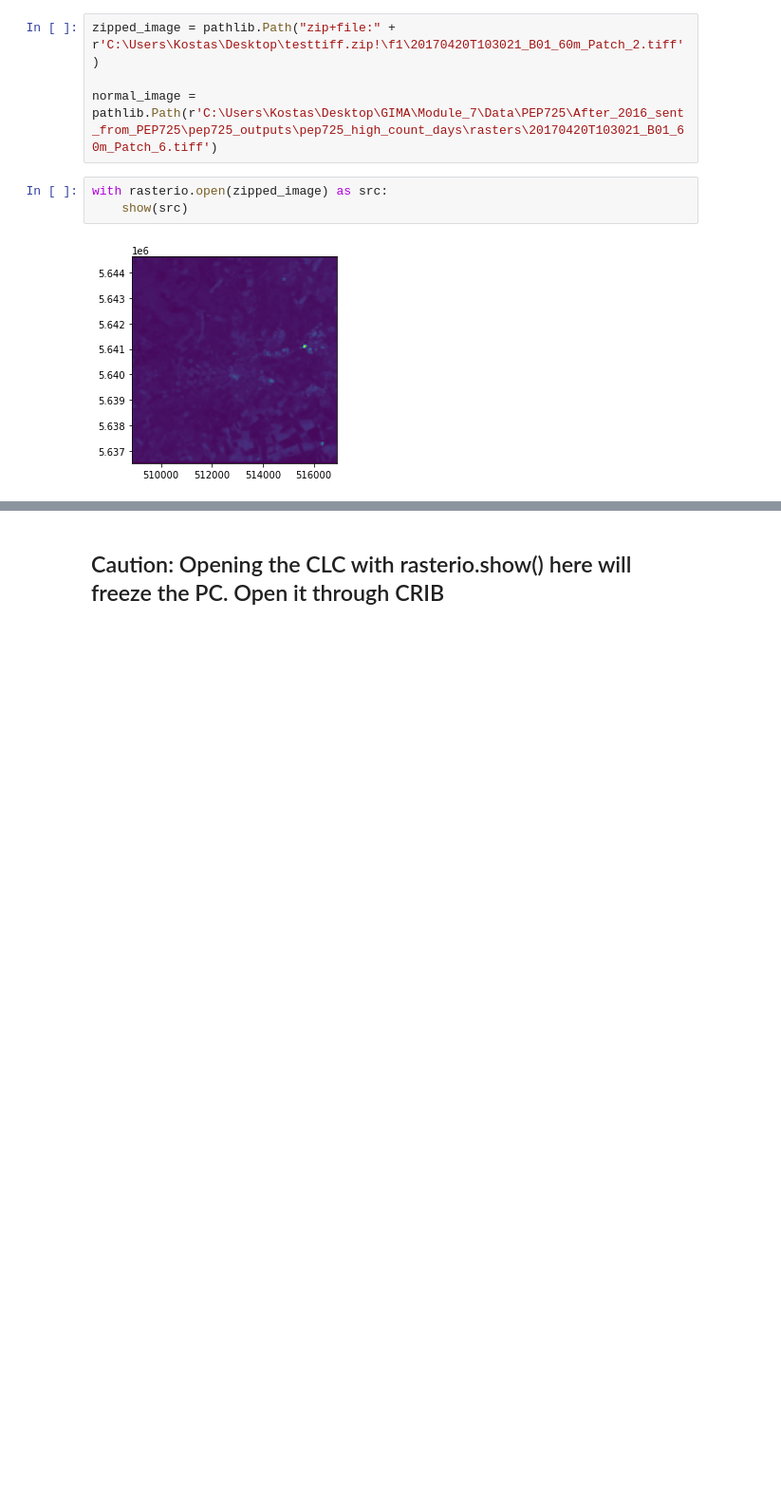
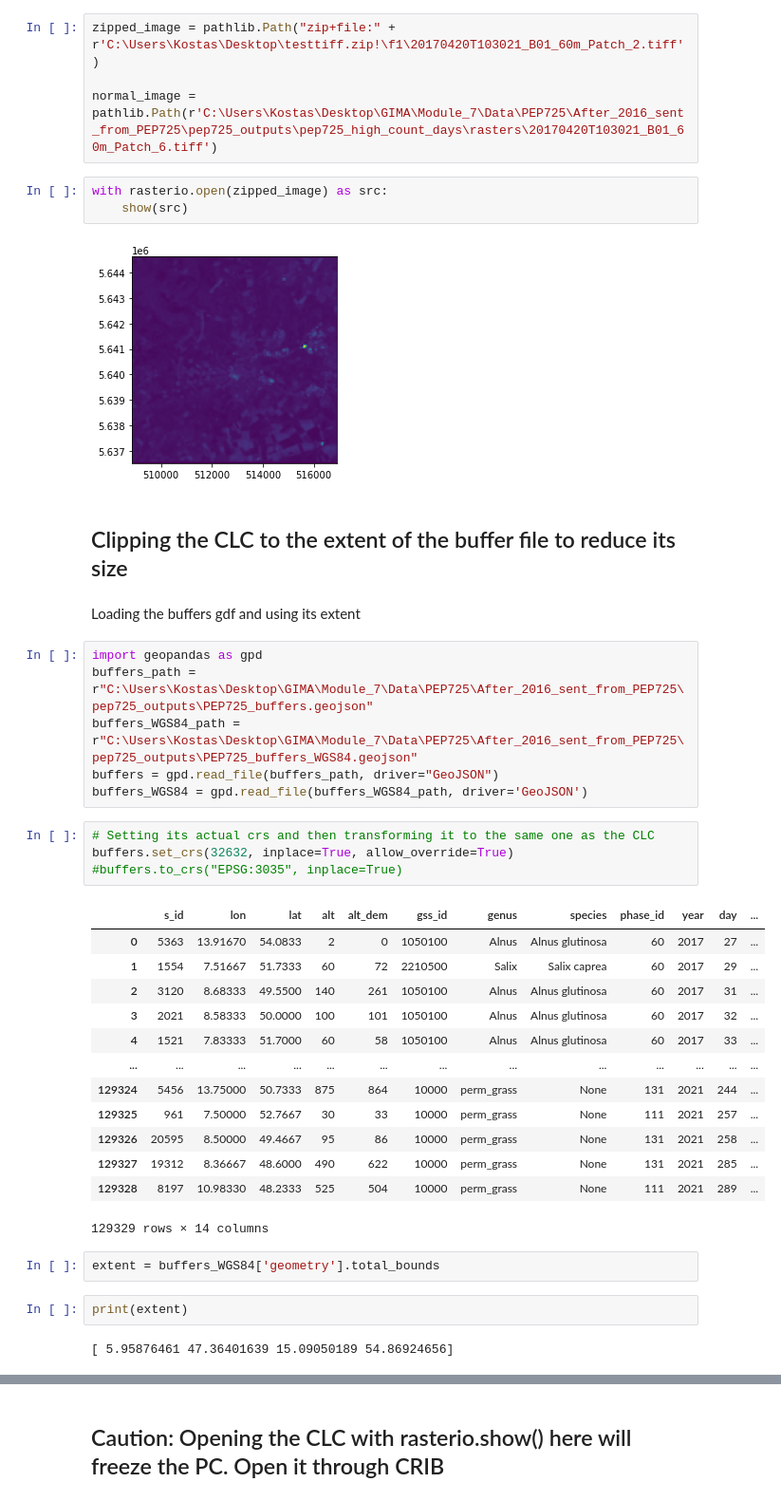
Before and after one commit to Vk0z/vitpheno, a Jupyter notebook: test_masking.ipynb, the cells around one changed output, grey strips where cells are left out. Shown: that part at 95% size. Saved outputs shown, nothing was run; the diff lists cells and outputs as text; blank space fills up the shorter version.

```diff
--- a/test_masking.ipynb
+++ b/test_masking.ipynb
@@ -16,3 +24,37 @@ with rasterio.open(zipped_image) as src:
     show(src)
 # %% [output]
 [figure]
+# %% [markdown]
+## Clipping the CLC to the extent of the buffer file to reduce its size
+# %% [markdown]
+Loading the buffers gdf and using its extent
+# %%
+import geopandas as gpd
+buffers_path = r"C:\Users\Kostas\Desktop\GIMA\Module_7\Data\PEP725\After_2016_sent_from_PEP725\pep725_outputs\PEP725_buffers.geojson"
+buffers_WGS84_path = r"C:\Users\Kostas\Desktop\GIMA\Module_7\Data\PEP725\After_2016_sent_from_PEP725\pep725_outputs\PEP725_buffers_WGS84.geojson"
+buffers = gpd.read_file(buffers_path, driver="GeoJSON")
+buffers_WGS84 = gpd.read_file(buffers_WGS84_path, driver='GeoJSON')
+# %%
+# Setting its actual crs and then transforming it to the same one as the CLC
+buffers.set_crs(32632, inplace=True, allow_override=True)
+#buffers.to_crs("EPSG:3035", inplace=True)
+# %% [output]
+|  | s_id | lon | lat | alt | alt_dem | gss_id | genus | species | phase_id | year | day | ... |
+| 0 | 5363 | 13.91670 | 54.0833 | 2 | 0 | 1050100 | Alnus | Alnus glutinosa | 60 | 2017 | 27 | ... |
+| 1 | 1554 | 7.51667 | 51.7333 | 60 | 72 | 2210500 | Salix | Salix caprea | 60 | 2017 | 29 | ... |
+| 2 | 3120 | 8.68333 | 49.5500 | 140 | 261 | 1050100 | Alnus | Alnus glutinosa | 60 | 2017 | 31 | ... |
+| 3 | 2021 | 8.58333 | 50.0000 | 100 | 101 | 1050100 | Alnus | Alnus glutinosa | 60 | 2017 | 32 | ... |
+| 4 | 1521 | 7.83333 | 51.7000 | 60 | 58 | 1050100 | Alnus | Alnus glutinosa | 60 | 2017 | 33 | ... |
+| ... | ... | ... | ... | ... | ... | ... | ... | ... | ... | ... | ... | ... |
+| 129324 | 5456 | 13.75000 | 50.7333 | 875 | 864 | 10000 | perm_grass | None | 131 | 2021 | 244 | ... |
+| 129325 | 961 | 7.50000 | 52.7667 | 30 | 33 | 10000 | perm_grass | None | 111 | 2021 | 257 | ... |
+| 129326 | 20595 | 8.50000 | 49.4667 | 95 | 86 | 10000 | perm_grass | None | 131 | 2021 | 258 | ... |
+| 129327 | 19312 | 8.36667 | 48.6000 | 490 | 622 | 10000 | perm_grass | None | 131 | 2021 | 285 | ... |
+| 129328 | 8197 | 10.98330 | 48.2333 | 525 | 504 | 10000 | perm_grass | None | 111 | 2021 | 289 | ... |
+129329 rows × 14 columns
+# %%
+extent = buffers_WGS84['geometry'].total_bounds
+# %%
+print(extent)
+# %% [output]
+[ 5.95876461 47.36401639 15.09050189 54.86924656]
```
Also changed, not shown: parts of 14 cells of this notebook.
